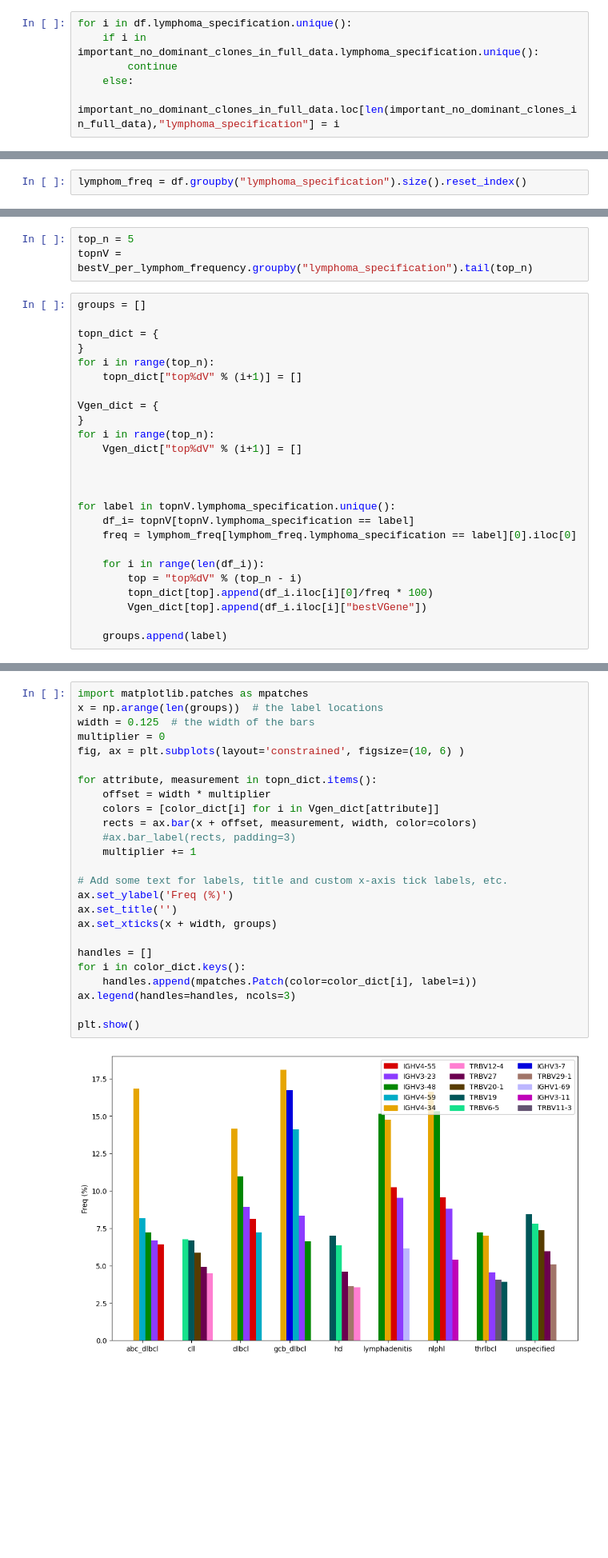
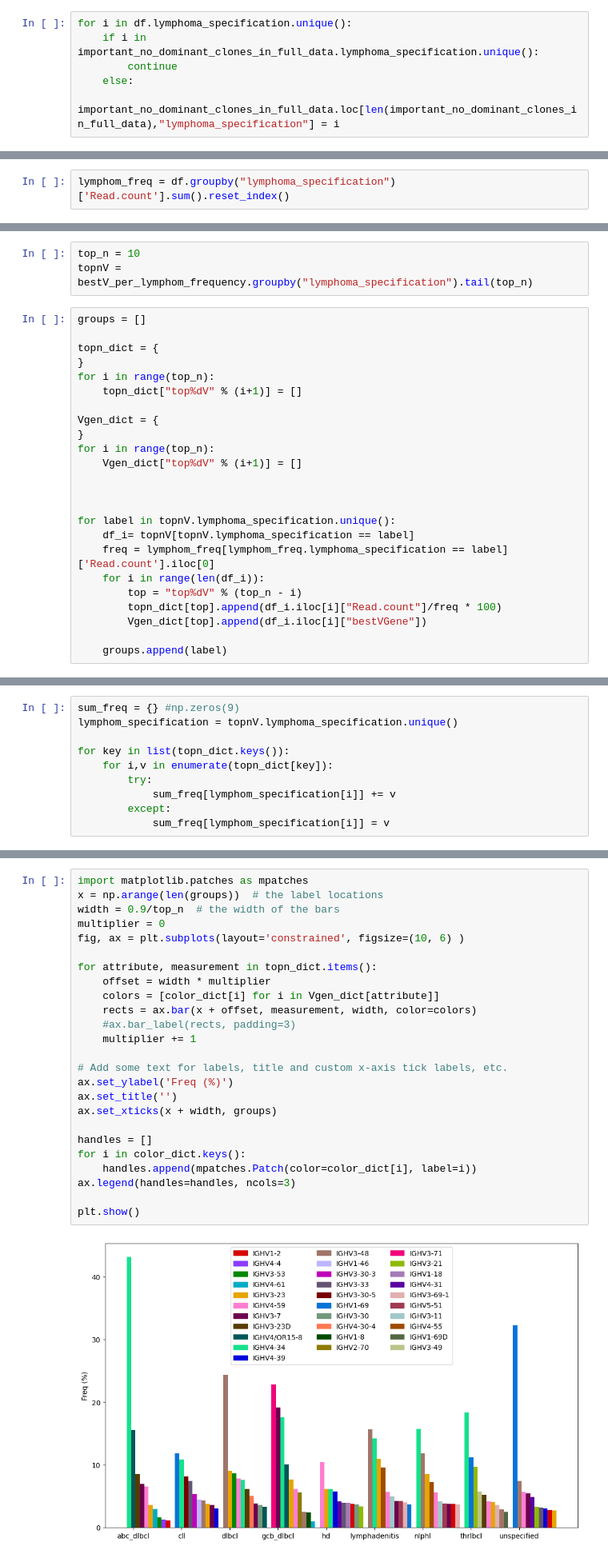
Before and after one commit to paulovic96/immusign, a Jupyter notebook: immusign_data_analysis.ipynb, the cells around one changed output, grey strips where cells are left out. Shown at 80% size. Drawn from its saved outputs; the diff is of its cells as text; blank space fills up the shorter version.

Commit message:
further analysis, updated Gene frequency plots

```diff
--- a/immusign_data_analysis.ipynb
+++ b/immusign_data_analysis.ipynb
@@ -1519,2 +1519,2 @@ bestV_per_lymphom_frequency = df.groupby(["lymphoma_specification","bestVGene"])
 # %%
-lymphom_freq = df.groupby("lymphoma_specification").size().reset_index()
+lymphom_freq = df.groupby("lymphoma_specification")['Read.count'].sum().reset_index()
@@ -1521,5 +1534,5 @@ lymphom_freq = df.groupby("lymphoma_specification").size().reset_index()
 # %%
-top_n = 5
+top_n = 10
 topnV = bestV_per_lymphom_frequency.groupby("lymphoma_specification").tail(top_n)
 # %%
 groups = []
@@ -1538,11 +1551,10 @@ for i in range(top_n):
 
 for label in topnV.lymphoma_specification.unique():
     df_i= topnV[topnV.lymphoma_specification == label]
-    freq = lymphom_freq[lymphom_freq.lymphoma_specification == label][0].iloc[0]
-
+    freq = lymphom_freq[lymphom_freq.lymphoma_specification == label]['Read.count'].iloc[0]
     for i in range(len(df_i)):
         top = "top%dV" % (top_n - i)
-        topn_dict[top].append(df_i.iloc[i][0]/freq * 100)
+        topn_dict[top].append(df_i.iloc[i]["Read.count"]/freq * 100)
         Vgen_dict[top].append(df_i.iloc[i]["bestVGene"])
 
     groups.append(label)
@@ -1548,0 +1586,10 @@ for label in topnV.lymphoma_specification.unique():
+# %%
+sum_freq = {} #np.zeros(9)
+lymphom_specification = topnV.lymphoma_specification.unique()
+
+for key in list(topn_dict.keys()):
+    for i,v in enumerate(topn_dict[key]):
+        try:
+            sum_freq[lymphom_specification[i]] += v
+        except:
+            sum_freq[lymphom_specification[i]] = v
@@ -1560,28 +1619,28 @@ else:
 # %%
 import matplotlib.patches as mpatches
 x = np.arange(len(groups))  # the label locations
-width = 0.125  # the width of the bars
+width = 0.9/top_n  # the width of the bars
 multiplier = 0
 fig, ax = plt.subplots(layout='constrained', figsize=(10, 6) )
 
 for attribute, measurement in topn_dict.items():
     offset = width * multiplier
     colors = [color_dict[i] for i in Vgen_dict[attribute]]
     rects = ax.bar(x + offset, measurement, width, color=colors)
     #ax.bar_label(rects, padding=3)
     multiplier += 1
 
 # Add some text for labels, title and custom x-axis tick labels, etc.
 ax.set_ylabel('Freq (%)')
 ax.set_title('')
 ax.set_xticks(x + width, groups)
 
 handles = []
 for i in color_dict.keys():
     handles.append(mpatches.Patch(color=color_dict[i], label=i))
 ax.legend(handles=handles, ncols=3)
 
 plt.show()
 # %% [output]
-[figure, old version]
+[figure, new version]
 # %%
```
Also changed, not shown: parts of 96 cells of this notebook.
